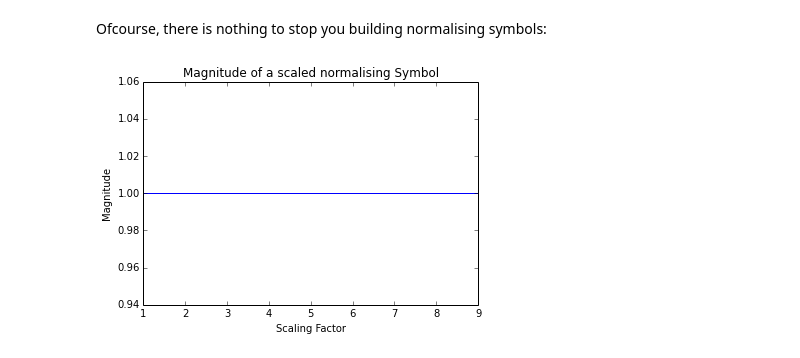
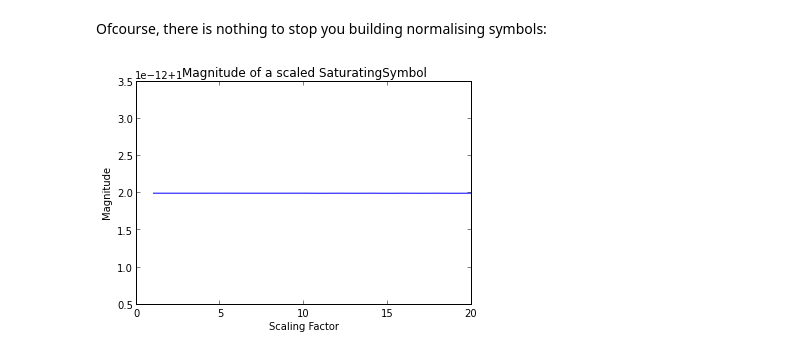
Before and after one commit to mundya/hrr-playground, a Jupyter notebook: Introduction and Usage of the Holographic Library.ipynb, the cells around one changed output. Drawn from its saved outputs; the diff is of its cells as text; code cells hidden in the pictures.

```diff
--- a/Introduction and Usage of the Holographic Library.ipynb
+++ b/Introduction and Usage of the Holographic Library.ipynb
@@ -227,26 +243,21 @@ Ofcourse, there is nothing to stop you building normalising symbols:
 # %%
 vec_normalise = lambda v : v / vec_magnitude( v )
 sat_norm = lambda p, l, v : SaturatingSymbol( p, l, v, vec_normalise )
 
 factory = SymbolFactory( 500, vec_generate, sat_norm )
 
 a = factory.new_symbol( 'a' )
 
-magnitudes = []
-
-for scale in range(1, 10):
-    # Scale the symbol
-    a_ = a.scale( scale )
-
-    # Record the magnitude
-    magnitudes.append( a_.magnitude() )
+# Scale the given vector
+scales = range(1, 21)
+magnitudes = map( lambda s : a.scale( s ).magnitude(), scales )
 
 # Plot the results
 figure()
-title( "Magnitude of a scaled normalising Symbol" )
+title( "Magnitude of a scaled SaturatingSymbol" )
 xlabel( "Scaling Factor" )
 ylabel( "Magnitude" )
-plot( range( 1, 10 ), magnitudes )
+plot( scales, magnitudes )
 show()
 # %% [output]
-[figure, old version]
+[figure, new version]
```
Also changed, not shown: parts of 16 cells of this notebook, 1 other file.
